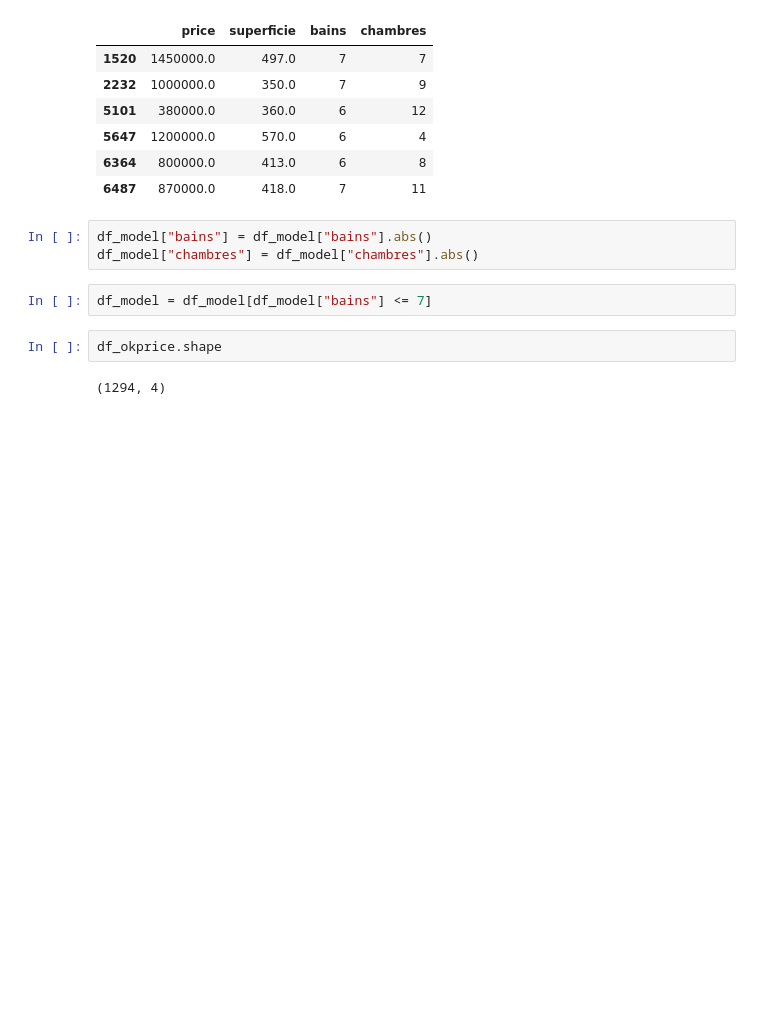
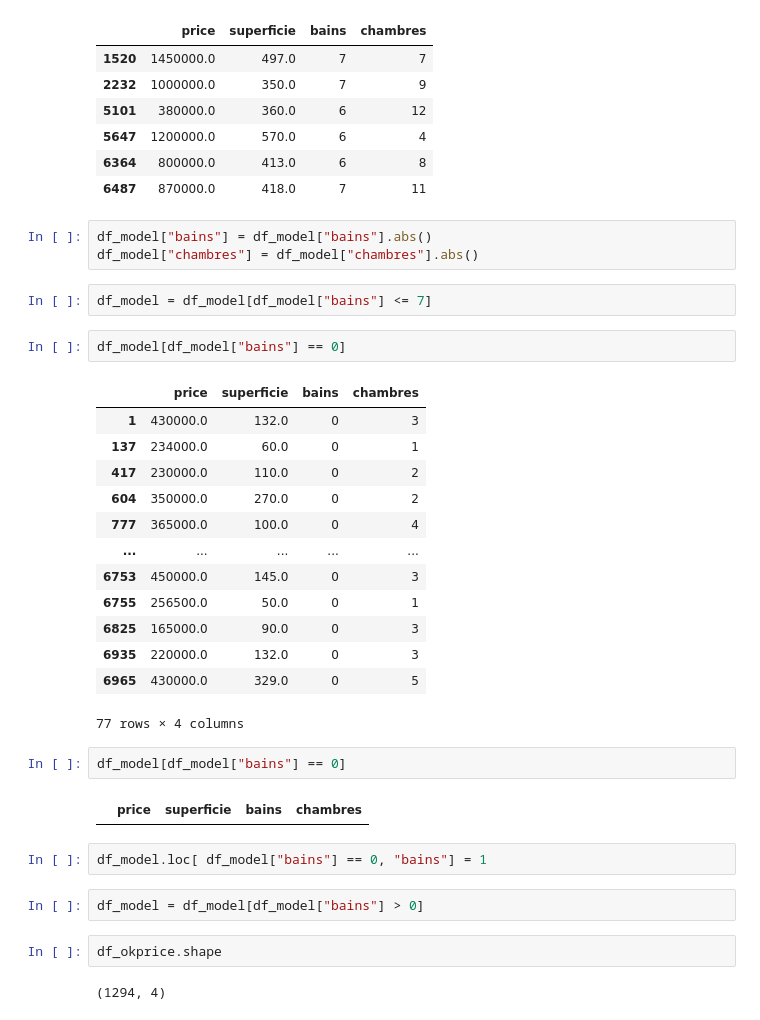
Before and after one commit to OussemaBouchaala/Appartments_Price_Prediction_Model, a Jupyter notebook: notebook copy.ipynb, the cells around one changed output. Cells and saved outputs as stored; diff of their text form; blank space fills up the shorter version.

```diff
--- a/notebook copy.ipynb
+++ b/notebook copy.ipynb
@@ -453,6 +453,30 @@ df_model["bains"] = df_model["bains"].abs()
 df_model["chambres"] = df_model["chambres"].abs()
 # %%
 df_model = df_model[df_model["bains"] <= 7]
+# %%
+df_model[df_model["bains"] == 0]
+# %% [output]
+|  | price | superficie | bains | chambres |
+| 1 | 430000.0 | 132.0 | 0 | 3 |
+| 137 | 234000.0 | 60.0 | 0 | 1 |
+| 417 | 230000.0 | 110.0 | 0 | 2 |
+| 604 | 350000.0 | 270.0 | 0 | 2 |
+| 777 | 365000.0 | 100.0 | 0 | 4 |
+| ... | ... | ... | ... | ... |
+| 6753 | 450000.0 | 145.0 | 0 | 3 |
+| 6755 | 256500.0 | 50.0 | 0 | 1 |
+| 6825 | 165000.0 | 90.0 | 0 | 3 |
+| 6935 | 220000.0 | 132.0 | 0 | 3 |
+| 6965 | 430000.0 | 329.0 | 0 | 5 |
+77 rows × 4 columns
+# %%
+df_model[df_model["bains"] == 0]
+# %% [output]
+|  | price | superficie | bains | chambres |
+# %%
+df_model.loc[ df_model["bains"] == 0, "bains"] = 1
+# %%
+df_model = df_model[df_model["bains"] > 0]
 # %%
 df_okprice.shape
 # %% [output]
```
Also changed, not shown: parts of 3 cells of this notebook, 10 other files.
